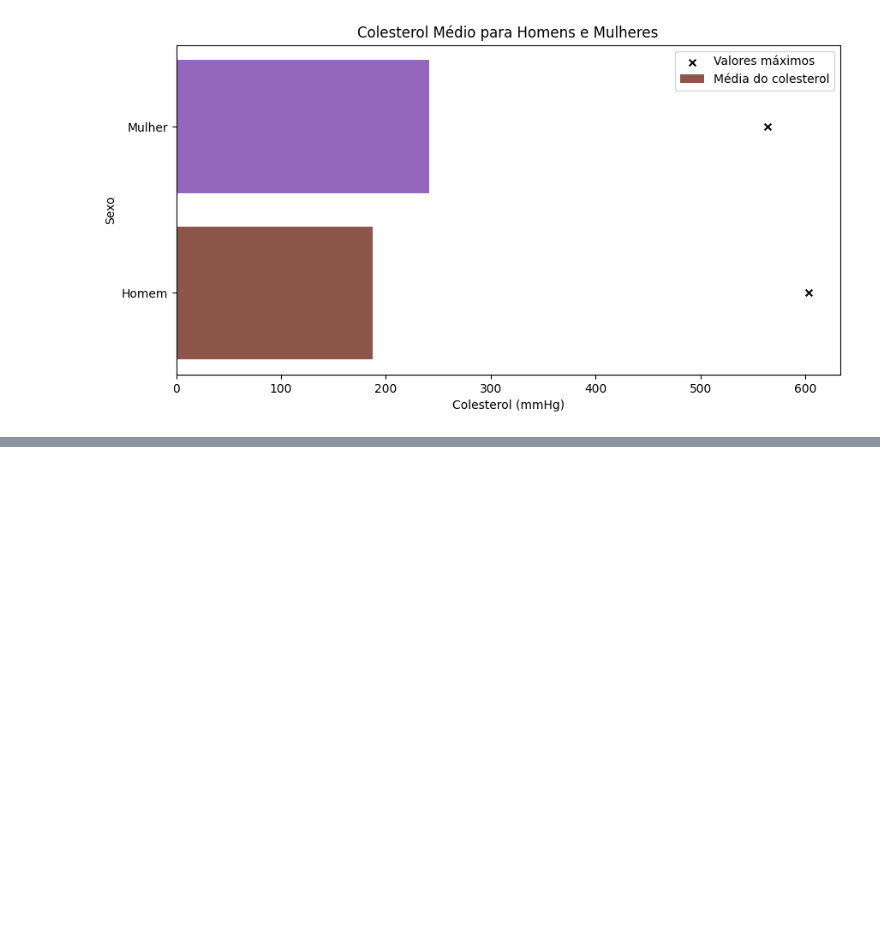
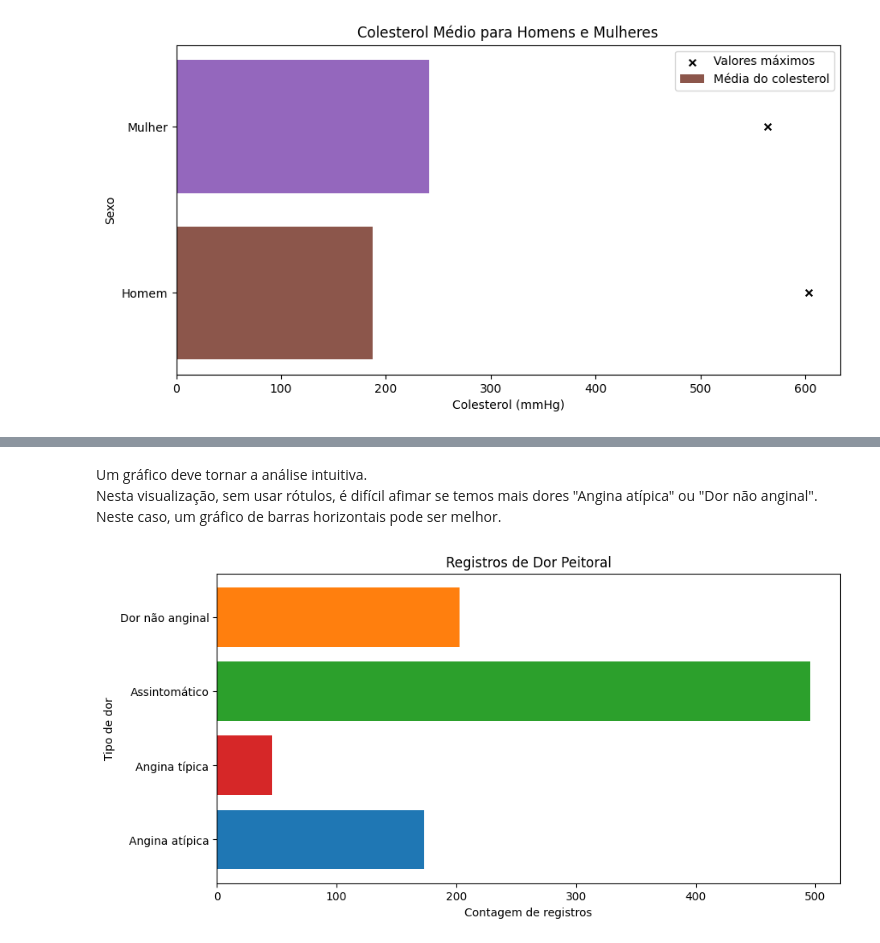
Before and after one commit to lucas-mdsena/python_udemy_module_3, a Jupyter notebook: notebook_matplotlib.ipynb, the cells around one changed output, grey strips where cells are left out. Cells and saved outputs as stored; diff of their text form; code cells hidden in the pictures; blank space fills up the shorter version.

```diff
--- a/notebook_matplotlib.ipynb
+++ b/notebook_matplotlib.ipynb
@@ -328,0 +376,19 @@ plt.show()
+# %% [markdown]
+Um gráfico deve tornar a análise intuitiva.<br>
+Nesta visualização, sem usar rótulos, é difícil afimar se temos mais dores "Angina atípica" ou "Dor não anginal". Neste caso, um gráfico de barras horizontais pode ser melhor.
+# %%
+fig, ax = plt.subplots(figsize=(10,5))
+
+ax.barh(
+    y=agrupamento_setores.index,
+    width=agrupamento_setores['id_paciente'],
+    color=['tab:blue', 'tab:red', 'tab:green', 'tab:orange']
+    )
+
+ax.set_title('Registros de Dor Peitoral')
+ax.set_xlabel('Contagem de registros')
+ax.set_ylabel('Tipo de dor')
+
+plt.show()
+# %% [output]
+[figure, added]
```
Also changed, not shown: parts of 27 cells of this notebook.
